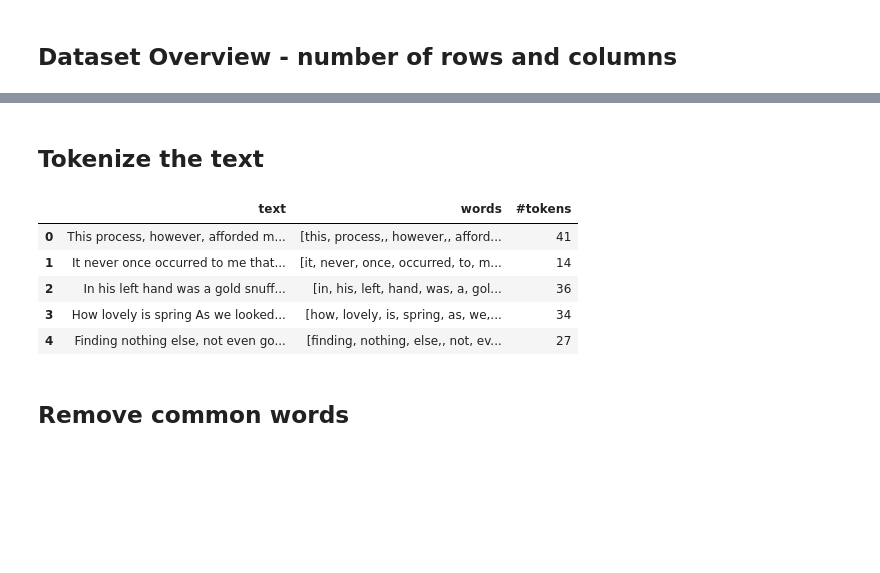
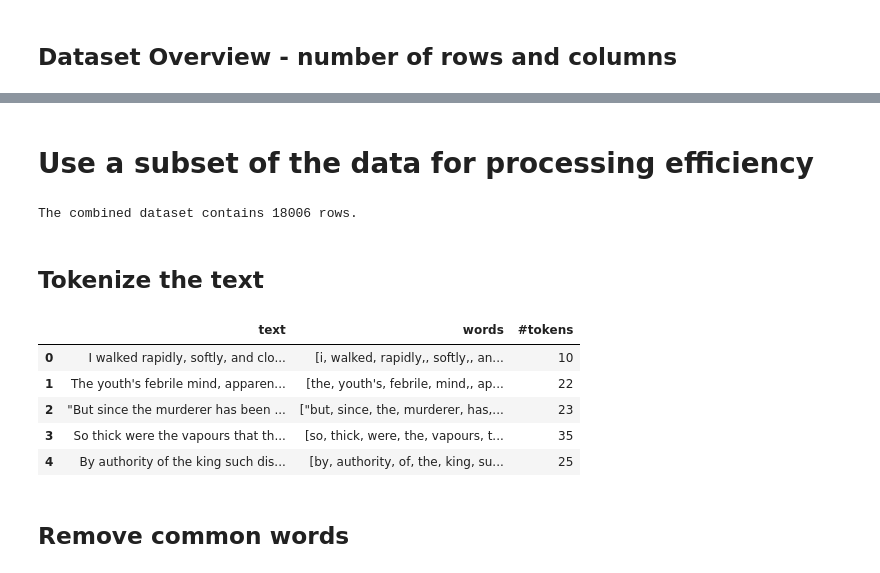
Before and after one commit to hackerguy/SpookyAuthorIdentification, a Jupyter notebook: SpookyAuthorIdentificationNLU.ipynb, the cells around one changed output, grey strips where cells are left out. Drawn from its saved outputs; the diff is of its cells as text; code cells hidden in the pictures; blank space fills up the shorter version.

```diff
--- a/SpookyAuthorIdentificationNLU.ipynb
+++ b/SpookyAuthorIdentificationNLU.ipynb
@@ -108,0 +119,2 @@ There are 3 columns in the dataset.
+# %% [markdown]
+# Use a subset of the data for processing efficiency
@@ -109,24 +223,39 @@ There are 3 columns in the dataset.
+# %%
+dataUnion= (data00.union(data01).union(data02).union(data03).union(data04).union(data05).union(data06).union(data07).union(data08).union(data09)
+            .union(data10).union(data11).union(data12).union(data13).union(data14).union(data15).union(data16).union(data17).union(data18).union(data19)
+            .union(data20).union(data21).union(data22).union(data23).union(data24).union(data25).union(data26).union(data27).union(data28).union(data29)
+            .union(data30).union(data31).union(data32).union(data33).union(data34).union(data35).union(data36).union(data37).union(data38).union(data39)
+            .union(data40).union(data41).union(data42).union(data43).union(data44).union(data45).union(data46).union(data47).union(data48).union(data49)
+            .union(data50).union(data51).union(data52).union(data53).union(data54).union(data55).union(data56).union(data57).union(data58).union(data59)
+            .union(data60).union(data61).union(data62).union(data63).union(data64).union(data65).union(data66).union(data67).union(data68).union(data79)
+            .union(data70).union(data71).union(data72).union(data73).union(data74).union(data75).union(data76).union(data77).union(data78).union(data79)
+            .union(data80).union(data81).union(data82).union(data83).union(data84).union(data85).union(data86).union(data87).union(data88).union(data89)
+            .union(data90).union(data91).union(data92).union(data93).union(data94).union(data95).union(data96).union(data97).union(data98).union(data99))
+
+print("The combined dataset contains {} rows.".format(dataUnion.count()))
+# %% [output]
+The combined dataset contains 18006 rows.
 # %% [markdown]
 ## Tokenize the text
 # %%
 from pyspark.ml.feature import Tokenizer, RegexTokenizer
 from pyspark.sql.functions import col, udf
 from pyspark.sql.types import IntegerType
 
 tokenizer = Tokenizer(inputCol="text", outputCol="words")
 
 countTokens = udf(lambda words: len(words), IntegerType())
 
-tokenized = tokenizer.transform(data)
+tokenized = tokenizer.transform(dataUnion)
 (tokenized.select("text", "words")
     .withColumn("#tokens", countTokens(col("words"))).toPandas().head())
 # %% [output]
 |  | text | words | #tokens |
-| 0 | This process, however, afforded m... | [this, process,, however,, afford... | 41 |
-| 1 | It never once occurred to me that... | [it, never, once, occurred, to, m... | 14 |
-| 2 | In his left hand was a gold snuff... | [in, his, left, hand, was, a, gol... | 36 |
-| 3 | How lovely is spring As we looked... | [how, lovely, is, spring, as, we,... | 34 |
-| 4 | Finding nothing else, not even go... | [finding, nothing, else,, not, ev... | 27 |
+| 0 | I walked rapidly, softly, and clo... | [i, walked, rapidly,, softly,, an... | 10 |
+| 1 | The youth's febrile mind, apparen... | [the, youth's, febrile, mind,, ap... | 22 |
+| 2 | "But since the murderer has been ... | ["but, since, the, murderer, has,... | 23 |
+| 3 | So thick were the vapours that th... | [so, thick, were, the, vapours, t... | 35 |
+| 4 | By authority of the king such dis... | [by, authority, of, the, king, su... | 25 |
 # %% [markdown]
 ## Remove common words
 # %%
```
Also changed, not shown: parts of 51 cells of this notebook.
